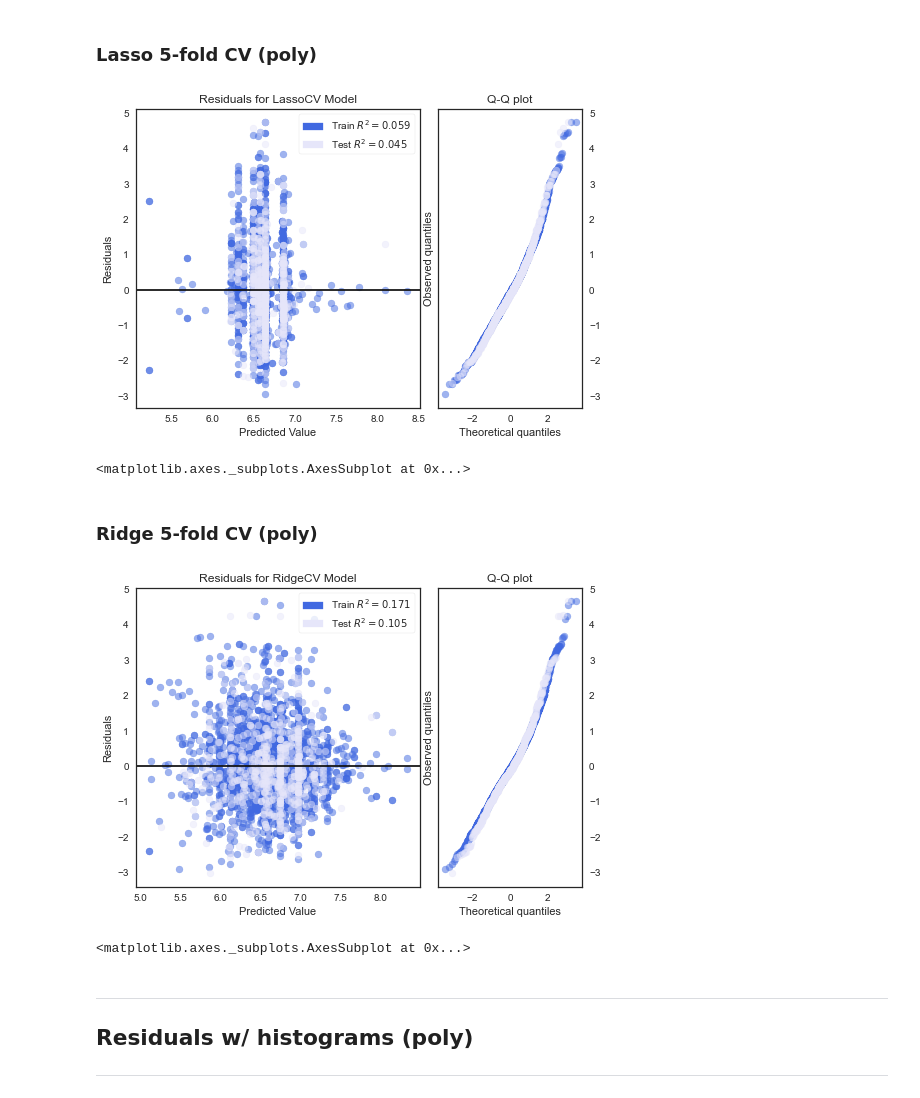
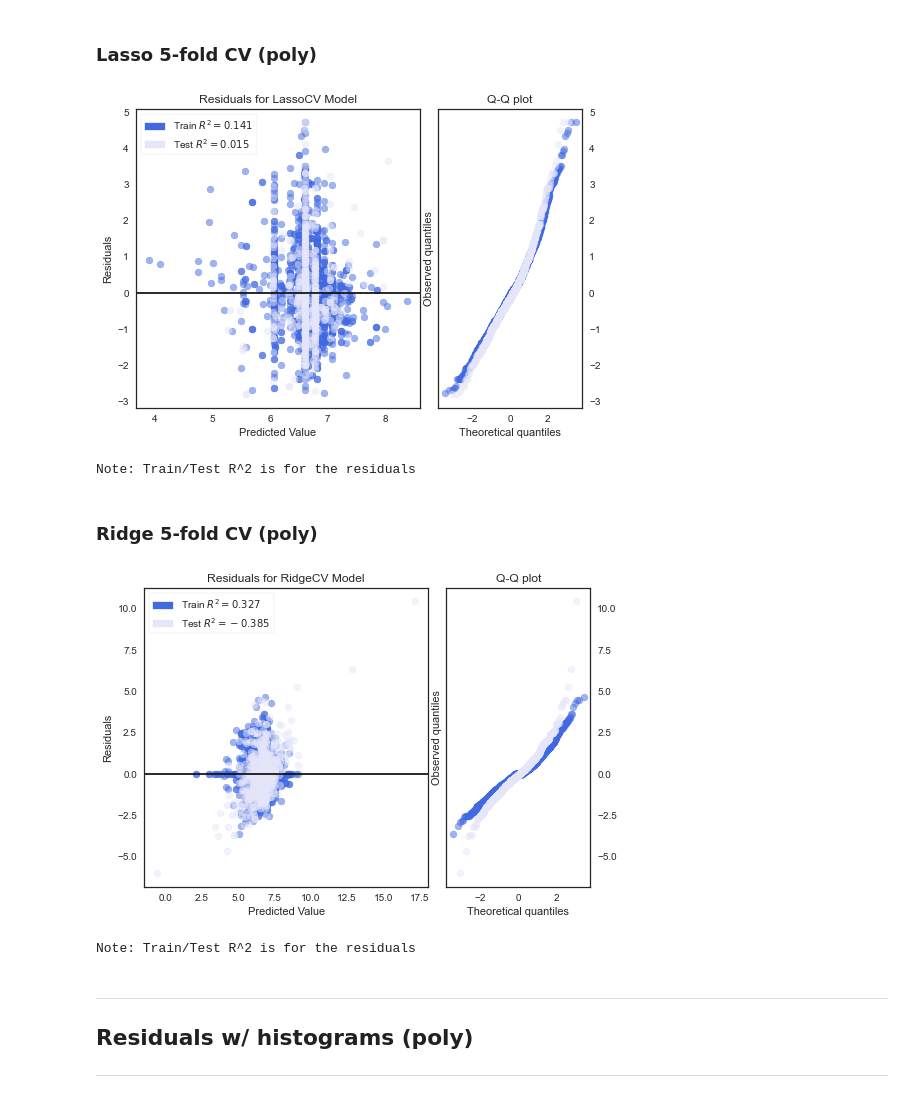
Before and after one commit to yi-ye-zhi-qiu/liamometer, a Jupyter notebook: StepIV Ridge Lasso CV.ipynb, the cells around one changed output. Cells and saved outputs as stored; diff of their text form; code cells hidden in the pictures.

```diff
--- a/StepIV Ridge Lasso CV.ipynb
+++ b/StepIV Ridge Lasso CV.ipynb
@@ -258,13 +286,9 @@ visualizer.show()                 # Finalize and render the figure
 # %%
-lasso_cv_5_fold = LassoCV(cv=5)
-lasso_cv_5_fold.fit(X_train_, y_train_)
-train_set_pred_lasso = lasso_cv_5_fold.predict(X_train_)
-test_set_pred_lasso = lasso_cv_5_fold.predict(X_test_)
-
+print("Just kidding -- just took around an hour or so, mainly in calculating train/test predictions.")
 plt.figure(figsize=(8, 6))
 sns.set_style(style='white')
 # plt.scatter(test_set_pred, y_test, alpha=.1,  scatter_kws={"color": "black"}, line_kws={"color": "red"})
-ax = sns.regplot(x=test_set_pred_lasso, y=y_test_, color="royalblue")
+ax = sns.regplot(x=lasso_test_pred_poly, y=y_test, color="royalblue")
 ax.set_title("LASSO CV Polynomial Model Residuals", fontsize=20, weight='bold', y=1.1)
 
 plt.xlabel('Predicted value', fontsize=14)
@@ -276,18 +301,16 @@ plt.savefig('residual-LASSO-poly', dpi=300, bbox_inches='tight')
 # %% [markdown]
 ### Ridge 5-fold CV (polynomial reg)
+# %%
+ridge = RidgeCV(cv=5)
+ridge.fit(X_train_, y_train)
+#ridge_train_pred_poly = ridge.predict(X_train_)
+#Train on training data then predict test, compare with actual = residual plot
+ridge_test_pred_poly = ridge.predict(X_test_)
 # %%
-import matplotlib.pyplot as plt
-import seaborn as sns
-
-ridge_cv_5_fold = RidgeCV(cv=5)
-ridge_cv_5_fold.fit(X_train_, y_train_)
-train_set_pred_lasso = ridge_cv_5_fold.predict(X_train_)
-test_set_pred_lasso = ridge_cv_5_fold.predict(X_test_)
-
 plt.figure(figsize=(8, 6))
 sns.set_style(style='white')
 # plt.scatter(test_set_pred, y_test, alpha=.1,  scatter_kws={"color": "black"}, line_kws={"color": "red"})
-ax = sns.regplot(x=test_set_pred_lasso, y=y_test_, color="royalblue")
+ax = sns.regplot(x=ridge_test_pred_poly, y=y_test, color="royalblue")
 ax.set_title("Ridge CV Polynomial Model Residuals", fontsize=20, weight='bold', y=1.1)
 
 plt.xlabel('Predicted value', fontsize=14)
@@ -305,29 +328,29 @@ plt.savefig('residual-ridge-poly', dpi=300, bbox_inches='tight')
 # %% [markdown]
 ### Lasso 5-fold CV (poly)
 # %%
-lasso_cv_5_fold = LassoCV(cv=5)
-visualizer = ResidualsPlot(lasso_cv_5_fold, hist=False, qqplot=True,
+visualizer = ResidualsPlot(lasso, hist=False, qqplot=True,
                           train_color='royalblue', test_color='lavender',
                            train_alpha=0.5, test_alpha=0.5)
-visualizer.fit(X_train_, y_train_)  # Fit the training data to the visualizer
-visualizer.score(X_test_, y_test_)  # Score on our test data
+visualizer.fit(X_train_, y_train)  # Fit the training data to the visualizer
+visualizer.score(X_test_, y_test)  # Score on our test data
 visualizer.show()                         # Finalize and render the figure
+print("Note: Train/Test R^2 is for the residuals")
 # %% [output]
-[figure, old version]
+[figure, new version]
-<matplotlib.axes._subplots.AxesSubplot at 0x...>
+Note: Train/Test R^2 is for the residuals
 # %% [markdown]
 ### Ridge 5-fold CV (poly)
 # %%
-ridge_cv_5_fold = RidgeCV(cv=5)
-visualizer = ResidualsPlot(ridge_cv_5_fold, hist=False, qqplot=True,
+visualizer = ResidualsPlot(ridge, hist=False, qqplot=True,
                           train_color='royalblue', test_color='lavender',
                            train_alpha=0.5, test_alpha=0.5)
-visualizer.fit(X_train_, y_train_)  # Fit the training data to the visualizer
-visualizer.score(X_test_, y_test_)  # Score on our test data
+visualizer.fit(X_train_, y_train)  # Fit the training data to the visualizer
+visualizer.score(X_test_, y_test)  # Score on our test data
 visualizer.show()                         # Finalize and render the figure
+print("Note: Train/Test R^2 is for the residuals")
 # %% [output]
-[figure, old version]
+[figure, new version]
-<matplotlib.axes._subplots.AxesSubplot at 0x...>
+Note: Train/Test R^2 is for the residuals
 # %% [markdown]
 ----
 
```
Also changed, not shown: parts of 19 cells of this notebook.
